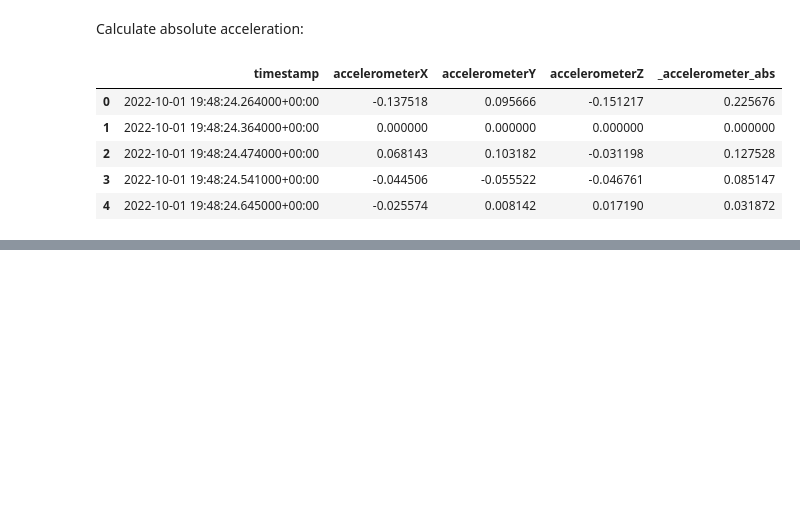
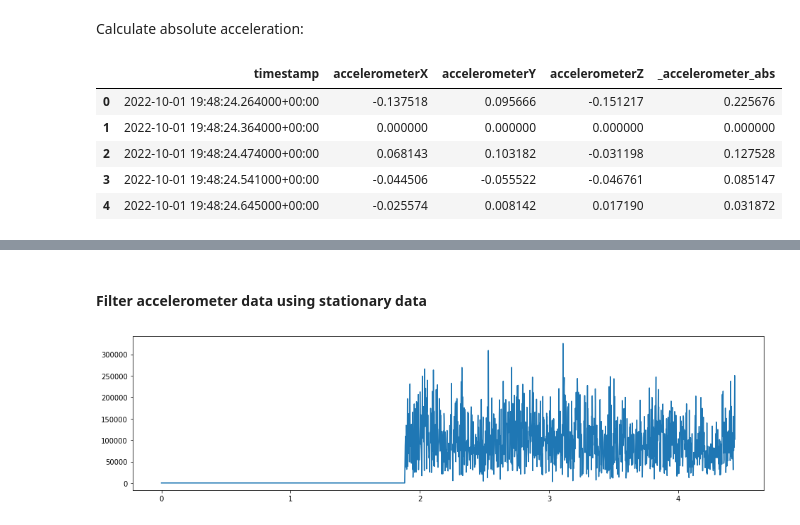
Before and after one commit to ktalexcheng/driverapp, a Jupyter notebook: eda/eda.ipynb, the cells around one changed output, grey strips where cells are left out. Saved outputs shown, nothing was run; the diff lists cells and outputs as text; code cells hidden in the pictures; blank space fills up the shorter version.

```diff
--- a/eda/eda.ipynb
+++ b/eda/eda.ipynb
@@ -142,7 +142,6 @@ df['_distance_moved'] = 0
 df['_distance_moved_total'] = 0
 df['_speed_kmhr'] = 0
 df['_speed_kmhr_sma'] = 0
-df['_speed_kmhr_cumavg'] = 0
 
 for i in range(1, len(df)):
     df.loc[i, '_distance_moved'] = distance_between(
@@ -159,7 +158,12 @@ for i in range(1, len(df)):
 df['_time_elapsed'] = (df['timestamp'].diff() / np.timedelta64(1, 's')).cumsum()
 df['_distance_moved_total'] = df['_distance_moved'].cumsum()
 df['_speed_kmhr_sma'] = df.rolling('3s', on='timestamp')['_distance_moved'].sum() * (1200 / 1000) # convert m/3s to km/hr
-df['_speed_kmhr_cumavg'] = (df['_distance_moved_total'] / df['_time_elapsed']) * (3600 / 1000) # covert m/s to km/hr
+
+# We are using a window of [-3s, +3s] to identify areas were the vehicle has properly stopped
+# This is to account for a lag in GPS data change
+df['_distance_moved_last3s'] = df.rolling('3s', on='timestamp')['_distance_moved'].sum() # df.rolling() is only backwards looking
+df['_distance_moved_next3s'] = df[::-1].rolling('3s', on='timestamp')['_distance_moved'].sum()[::-1] # for forward looking, use double reverse
+df['_if_moving'] = (df['_distance_moved_last3s'] + df['_distance_moved_next3s']).apply(lambda x: False if x < 10 else True)
 
 df[[
     'timestamp',
@@ -169,8 +173,7 @@ df[[
     '_distance_moved',
     '_distance_moved_total',
     '_speed_kmhr',
-    '_speed_kmhr_sma',
-    '_speed_kmhr_cumavg'
+    '_speed_kmhr_sma'
 ]].head(10)
 # %% [output]
 |  | timestamp | locationLat | locationLong | _time_elapsed | _distance_moved | _distance_moved_total | ... |
@@ -318,0 +366,19 @@ fig_speed_acc.update_layout(
+# %% [markdown]
+#### Filter accelerometer data using stationary data
+# %%
+def filter_signal(orig_xf: list, orig_yf: list, noise_xf: list, noise_yf: list):
+    filtered_xf = orig_xf[:]
+    filtered_yf = orig_yf[:]
+
+    for noise_freq in noise_xf:
+        for i in range(len(filtered_xf)):
+            if noise_freq == filtered_xf[i]:
+                filtered_yf[i] = 0
+                break
+
+    return filtered_xf, filtered_yf
+
+denoised_xf, denoised_yf = filter_signal(xf_all, yf_all, xf_v0, yf_v0)
+plot_fft(denoised_xf, denoised_yf)
+# %% [output]
+[figure, added]
```
Also changed, not shown: parts of 5 cells of this notebook, 1 other file.
